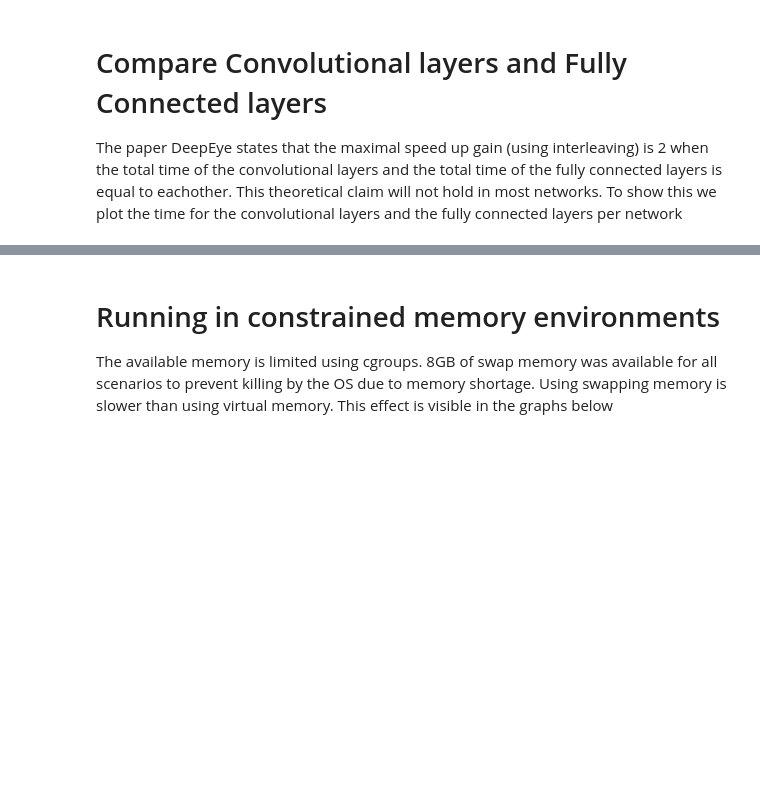
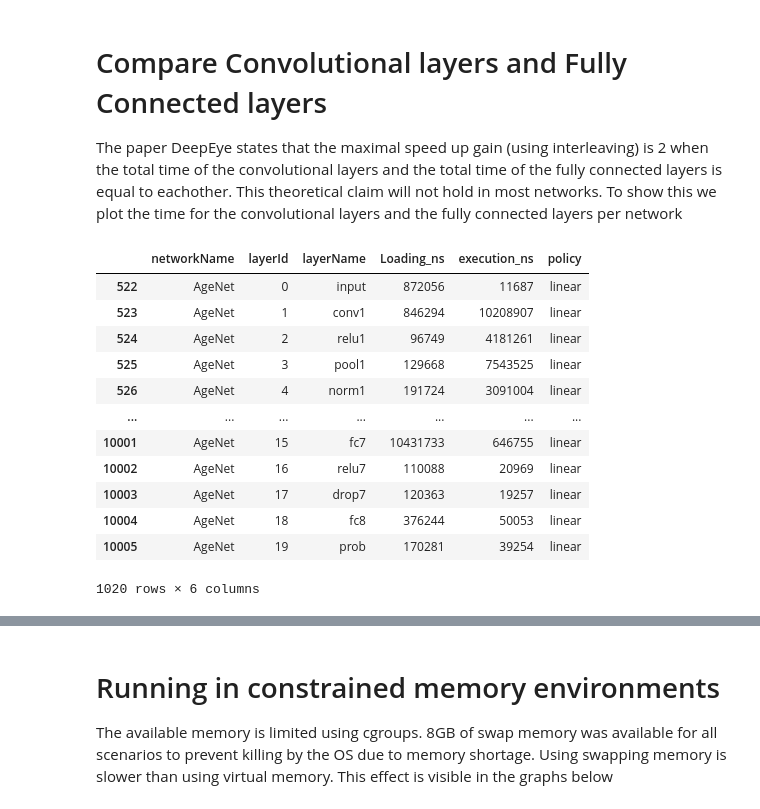
Before and after one commit to bacox/edgecaffe, a Jupyter notebook: analysis/profile-networks.exp.ipynb, the cells around one changed output, grey strips where cells are left out. Saved outputs shown, nothing was run; the diff lists cells and outputs as text; code cells hidden in the pictures; blank space fills up the shorter version.

```diff
--- a/analysis/profile-networks.exp.ipynb
+++ b/analysis/profile-networks.exp.ipynb
@@ -171,6 +172,22 @@ def calc_split(df, conf, networkName):
         [networkName, (df_conv.values[0] + df_conv.values[1]), 'conv'],
         [networkName, (df_fc.values[0]), 'fc'],
     ]
+# %%
+ageNet
+# %% [output]
+|  | networkName | layerId | layerName | Loading_ns | execution_ns | policy |
+| 522 | AgeNet | 0 | input | 872056 | 11687 | linear |
+| 523 | AgeNet | 1 | conv1 | 846294 | 10208907 | linear |
+| 524 | AgeNet | 2 | relu1 | 96749 | 4181261 | linear |
+| 525 | AgeNet | 3 | pool1 | 129668 | 7543525 | linear |
+| 526 | AgeNet | 4 | norm1 | 191724 | 3091004 | linear |
+| ... | ... | ... | ... | ... | ... | ... |
+| 10001 | AgeNet | 15 | fc7 | 10431733 | 646755 | linear |
+| 10002 | AgeNet | 16 | relu7 | 110088 | 20969 | linear |
+| 10003 | AgeNet | 17 | drop7 | 120363 | 19257 | linear |
+| 10004 | AgeNet | 18 | fc8 | 376244 | 50053 | linear |
+| 10005 | AgeNet | 19 | prob | 170281 | 39254 | linear |
+1020 rows × 6 columns
 # %%
 lines = []
 lines += calc_split(ageNet, ageNet_layers, 'AgeNet')
```
Also changed, not shown: parts of 2 cells of this notebook, 4 other files.
